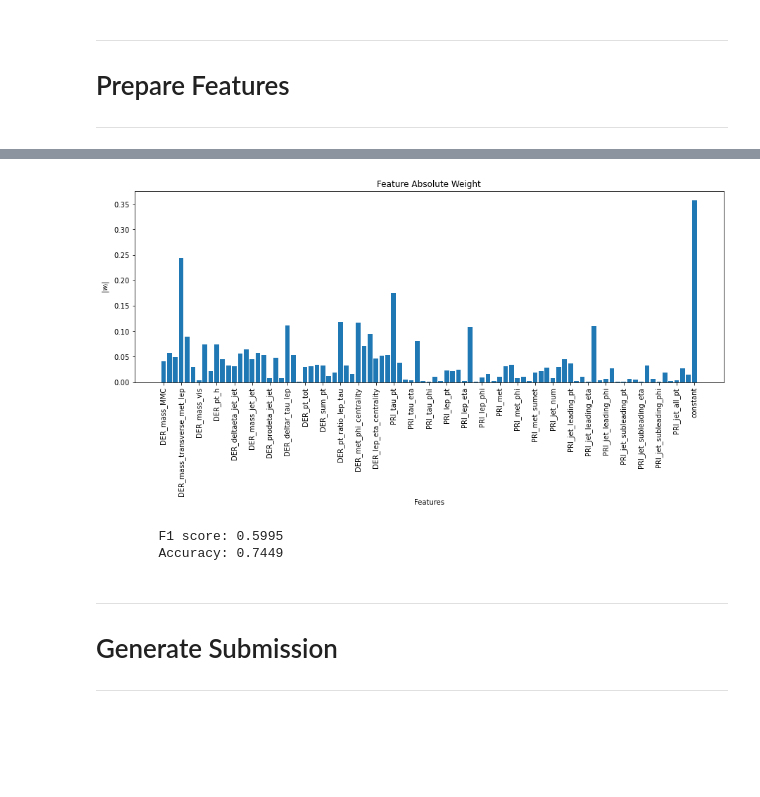
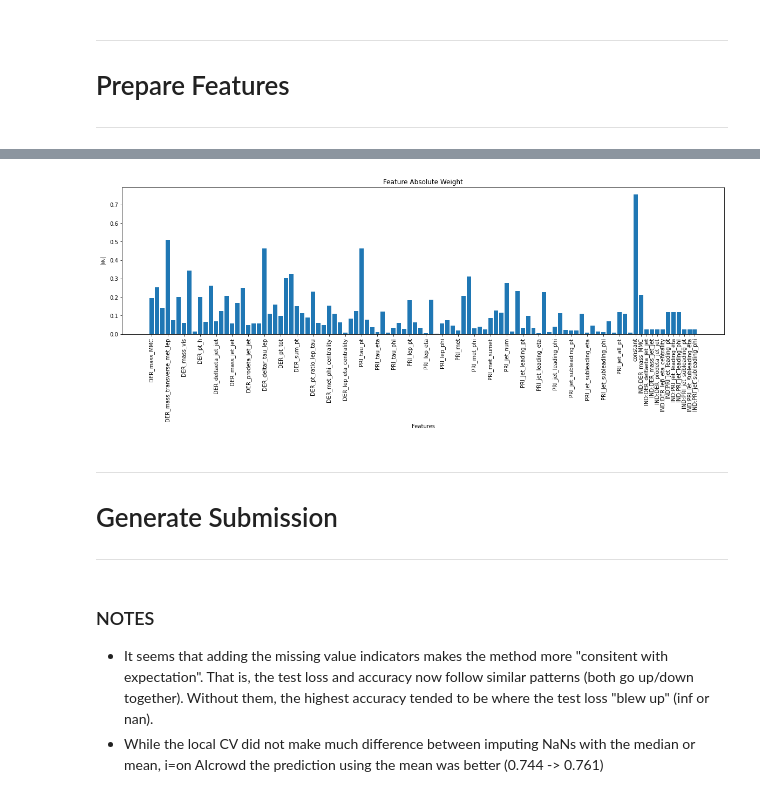
Before and after one commit to itslwg/epflml-projects, a Jupyter notebook: Project_1/david_eda.ipynb, the cells around one changed output, grey strips where cells are left out. Drawn from its saved outputs; the diff is of its cells as text; code cells hidden in the pictures; blank space fills up the shorter version.

```diff
--- a/Project_1/david_eda.ipynb
+++ b/Project_1/david_eda.ipynb
@@ -58,14 +58,14 @@ Shapes
 # Drop columns with NaNs
 #data = raw.dropna(axis=1)
 
-# Replace NaNs with median of the column
-medians = raw_tr.median()
-train = raw_tr.fillna(medians)
-test = raw_te.fillna(medians)
+# Replace NaNs with mean of the column
+#means = raw_tr.means()
+#train = raw_tr.fillna(means)
+#test = raw_te.fillna(means)
 
 # Signal = 1, Background = 0
-train = train.replace({'s':1,'b':0})
-test = test.replace({'s':1,'b':0})
+train = raw_tr.replace({'s':1,'b':0})
+test = raw_te.replace({'s':1,'b':0})
 
 # Split data and labels
 X = train.drop(columns=['Id','Prediction'])
@@ -199,5 +211,0 @@ def prepare_feautres(df, degree):
-# %%
-degree = 3
-
-y, tx = prepare_feautres(train, degree)
-y_test, tx_test = prepare_feautres(test, degree)
@@ -337,12 +351,18 @@ def model_selection(y, tx, k_fold, seeds, gammas, lambdas, verbose=2):
 # %%
-gammas = np.logspace(-1, 1, 10)   # Learning rate
-lambdas = np.logspace(-3, -1, 10)  # Regularization term
+gammas = np.logspace(-1, 0, 5)   # Learning rate
+lambdas = np.logspace(-2, 0, 5)  # Regularization term
 #seeds = (42, 1729, 12345)
 seeds = (42,)
+max_iters = 100
+reg = 2 # L2 regularization
 k_fold = 4
-verbose = 1
+verbose = 2
 
-loss, w, all_loss, all_f1, all_acc = model_selection(y, tx, k_fold, seeds, gammas, lambdas, verbose)
+degree = 3
+
+tx = np.asarray(train.drop(columns=['Id','Prediction']))
+y = np.asarray(train['Prediction'])
+max_acc, min_lambda, min_gamma, all_loss, all_f1, all_acc = model_selection(y, tx, k_fold, degree, seeds, gammas, lambdas, max_iters, reg, verbose)
 # %% [output]
 Trainig on 187500 samples
 Seed 42
@@ -399,25 +508,19 @@ fig.tight_layout()
 # %%
-fig = plt.figure(figsize=(15,5))
+# Plot feature weights
+fig = plt.figure(figsize=(20,5))
 plt.bar(np.arange(w.shape[0]), abs(w))
 
-labels = cols + ['constant']
-idx = np.arange(len(cols)+1) * degree
+col_names = [col for col in train.drop(columns=['Id','Prediction'])]
+labels = col_names + ['constant'] + [f'IND:{col}' for col in train.drop(columns=['Id','Prediction']).iloc[:,nan_cols]]
+idx = np.arange(len(labels))
+idx[:len(col_names)+1] *= degree
+idx[len(col_names)+1:] += idx[len(col_names)] - idx[len(col_names)+1] + 1
 plt.xticks(idx, labels, rotation=90)
 plt.xlabel('Features')
 plt.ylabel('$|w_i|$')
 plt.title('Feature Absolute Weight');
 # %% [output]
-[figure, old version]
+[figure, new version]
-# %%
-from utils.helpers import sigmoid
-from utils.cross_validation import *
-
-p = np.rint(sigmoid(tx @ w))
-print('\tF1 score: {:.4f}'.format(f1_score(y, p)))
-print('\tAccuracy: {:.4f}'.format(accuracy(y, p)))
-# %% [output]
-        F1 score: 0.5995
-        Accuracy: 0.7449
 # %% [markdown]
 -------------------------------------
 # Generate Submission
@@ -432,3 +535,8 @@ y_pred[y_pred == 0] = -1
 y_pred[y_pred == 1] = 1
 
 create_csv_submission(ids, y_pred, '../submission.csv')
+# %% [markdown]
+### NOTES
+ - It seems that adding the missing value indicators makes the method more "consitent with expectation".
+That is, the test loss and accuracy now follow similar patterns (both go up/down together). Without them, the highest accuracy tended to be where the test loss "blew up" (inf or nan).
+- While the local CV did not make much difference between imputing NaNs with the median or mean, i=on AIcrowd the prediction using the mean was better (0.744 -> 0.761)
```
Also changed, not shown: parts of 12 cells of this notebook.
